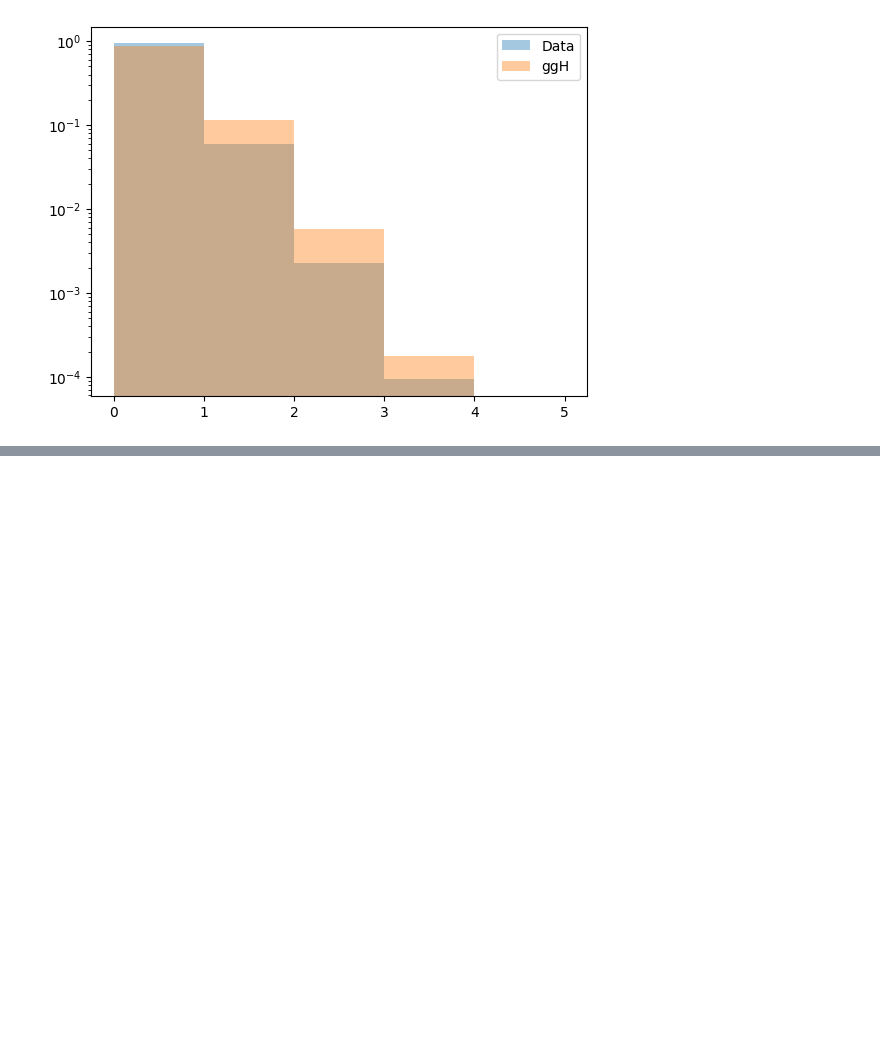
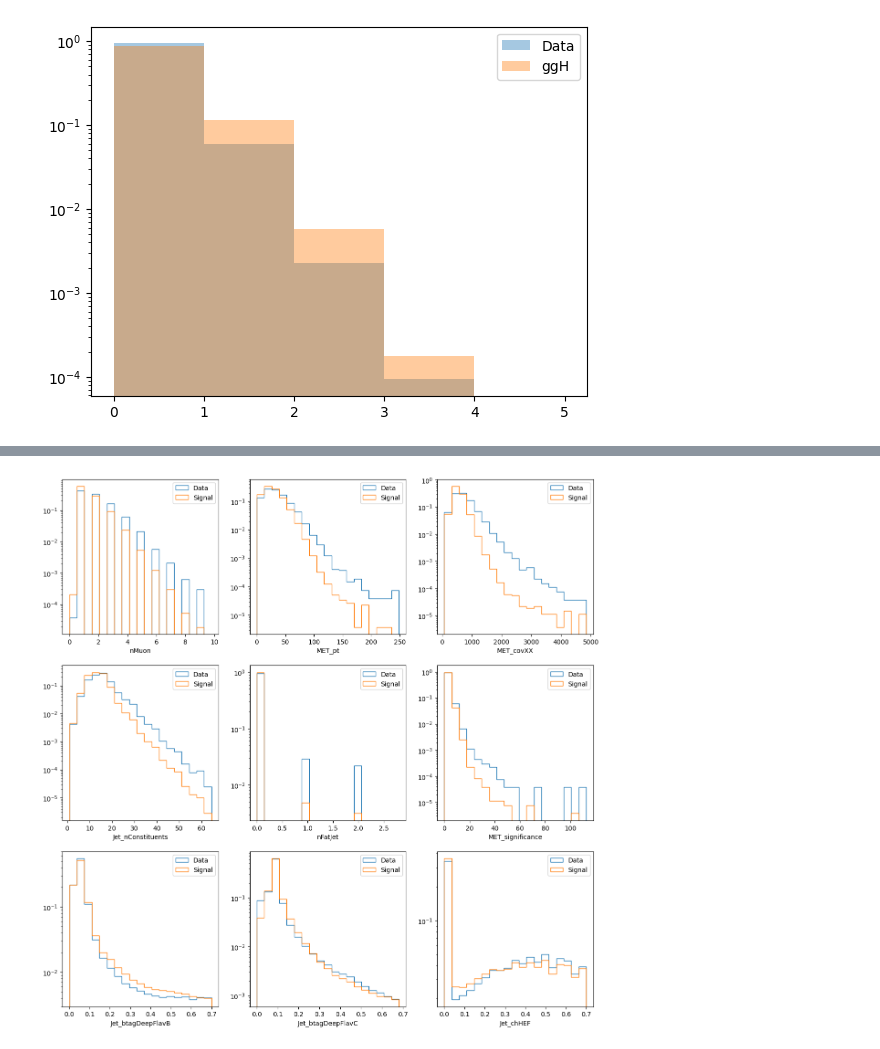
Before and after one commit to giovannicelotto/ggHbb, a Jupyter notebook: temp.ipynb, the cells around one changed output, grey strips where cells are left out. Saved outputs shown, nothing was run; the diff lists cells and outputs as text; code cells hidden in the pictures; blank space fills up the shorter version.

```diff
--- a/temp.ipynb
+++ b/temp.ipynb
@@ -51,0 +120,24 @@ ax.set_yscale('log')
+# %%
+features=['nMuon', 'MET_pt', 'MET_covXX', 'Jet_nConstituents', 'nFatJet', 'MET_significance', 'Jet_btagDeepFlavB',
+            'Jet_btagDeepFlavC', 'Jet_chHEF']
+fig, ax = plt.subplots(3, 3, figsize=(15,15))
+for i in range(3):
+    for j in range(3):
+        feature=features[i*3+j]
+        try:
+            bins=np.linspace(np.min(signal[feature]), np.max(signal[feature])*0.7, 20)
+            c1 = np.histogram(signal[feature], bins=bins)[0]
+            c2= np.histogram(dataBranches[feature], bins=bins)[0]
+            c1, c2=c1/np.sum(c1), c2/np.sum(c2)
+        except:
+            bins=np.linspace(np.min(ak.flatten(signal[feature])), np.max(ak.flatten(signal[feature]))*0.7, 20)
+            c1 = np.histogram(ak.flatten(signal[feature]), bins=bins)[0]
+            c2 = np.histogram(ak.flatten(dataBranches[feature]), bins=bins)[0]
+            c1, c2 = c1/np.sum(c1), c2/np.sum(c2)
+        ax[i, j].hist(bins[:-1], bins=bins, histtype=u'step', label="Data", weights=c1)
+        ax[i, j].hist(bins[:-1], bins=bins, histtype=u'step', label="Signal", weights=c2)
+        ax[i, j].set_yscale('log')
+        ax[i, j].set_xlabel(feature)
+        ax[i, j].legend()
+# %% [output]
+[figure, added]
```
Also changed, not shown: parts of 6 cells of this notebook.
